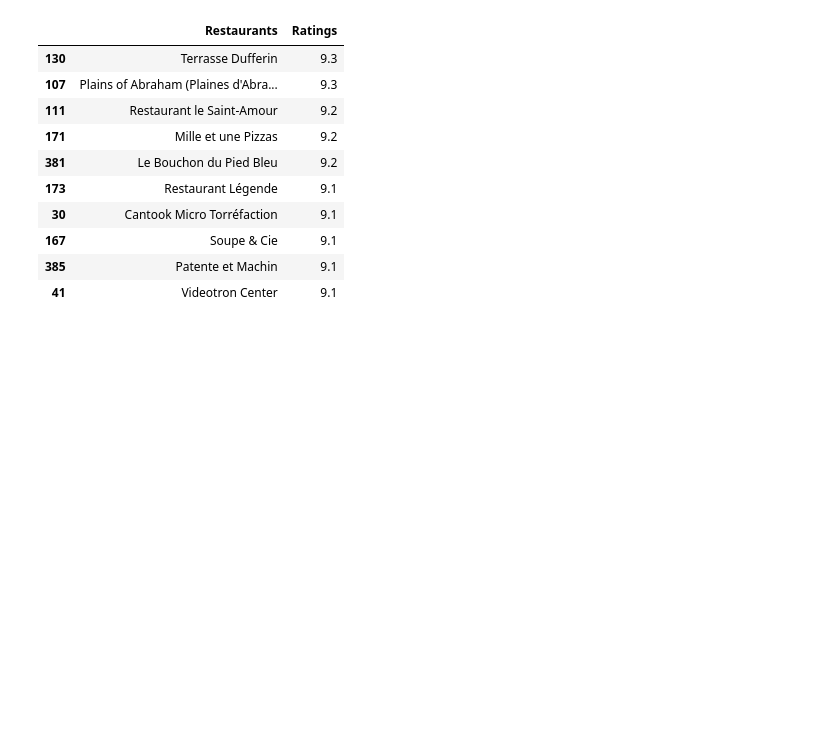
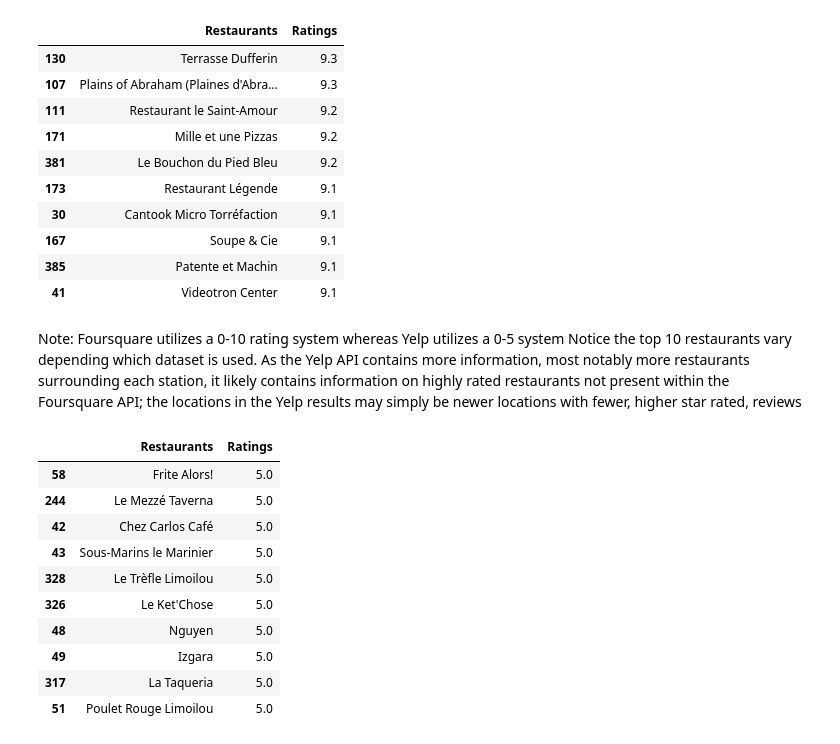
Before and after one commit to wangleo1/Statistical_Modeling_Project, a Jupyter notebook: notebooks/yelp_foursquare_EDA.ipynb, the cells around one changed output. Saved outputs shown, nothing was run; the diff lists cells and outputs as text; code cells hidden in the pictures; blank space fills up the shorter version.

```diff
--- a/notebooks/yelp_foursquare_EDA.ipynb
+++ b/notebooks/yelp_foursquare_EDA.ipynb
@@ -392,3 +476,52 @@ RESTAURANTSwithRATINGScleaned.sort_values('Ratings', ascending=False).head(10)
 | 167 | Soupe & Cie | 9.1 |
 | 385 | Patente et Machin | 9.1 |
 | 41 | Videotron Center | 9.1 |
+# %% [markdown]
+Note: Foursquare utilizes a 0-10 rating system whereas Yelp utilizes a 0-5 system
+Notice the top 10 restaurants vary depending which dataset is used. As the Yelp API contains more information, most notably more restaurants surrounding each station, it likely contains information on highly rated restaurants not present within the Foursquare API; the locations in the Yelp results may simply be newer locations with fewer, higher star rated, reviews
+# %%
+"""YELP"""
+#empty lists which will later be used for columns in the dataframe
+names = []
+ratings = []
+
+#un-nest the FS dataframes and fill lists
+station=0
+while station < len(YELPbar_DF['REST/BAR RATING']):
+    names.append(YELPbar_DF['Names'][station].to_list())
+    ratings.append(YELPbar_DF['REST/BAR RATING'][station])
+    station +=1
+
+#list of all restaurants in a flattened list
+NamesList= list(np.concatenate(names))
+NamesList
+
+#extracting info out of each the series in the ratings variable, turning it into a flattened list
+flattened_ratings = []
+for series in ratings:
+    try:
+        flattened_ratings.extend(series) # Attempt to iterate over the series
+    except TypeError:
+        flattened_ratings.append(series) # If TypeError occurs, treat the element as a single item
+
+#creating a DF with our cleaned data
+restaurants_with_ratings = pd.DataFrame(NamesList, columns=['Restaurants'])
+restaurants_with_ratings['Ratings'] = flattened_ratings
+
+#removing duplicates (31 duplicates)
+restaurants_with_ratingscleaned = restaurants_with_ratings.drop_duplicates()
+
+#top 10 restaurants
+restaurants_with_ratingscleaned.sort_values('Ratings', ascending=False).head(10)
+# %% [output]
+|  | Restaurants | Ratings |
+| 58 | Frite Alors! | 5.0 |
+| 244 | Le Mezzé Taverna | 5.0 |
+| 42 | Chez Carlos Café | 5.0 |
+| 43 | Sous-Marins le Marinier | 5.0 |
+| 328 | Le Trèfle Limoilou | 5.0 |
+| 326 | Le Ket'Chose | 5.0 |
+| 48 | Nguyen | 5.0 |
+| 49 | Izgara | 5.0 |
+| 317 | La Taqueria | 5.0 |
+| 51 | Poulet Rouge Limoilou | 5.0 |
```
Also changed, not shown: parts of 21 cells of this notebook, 2 other files.
